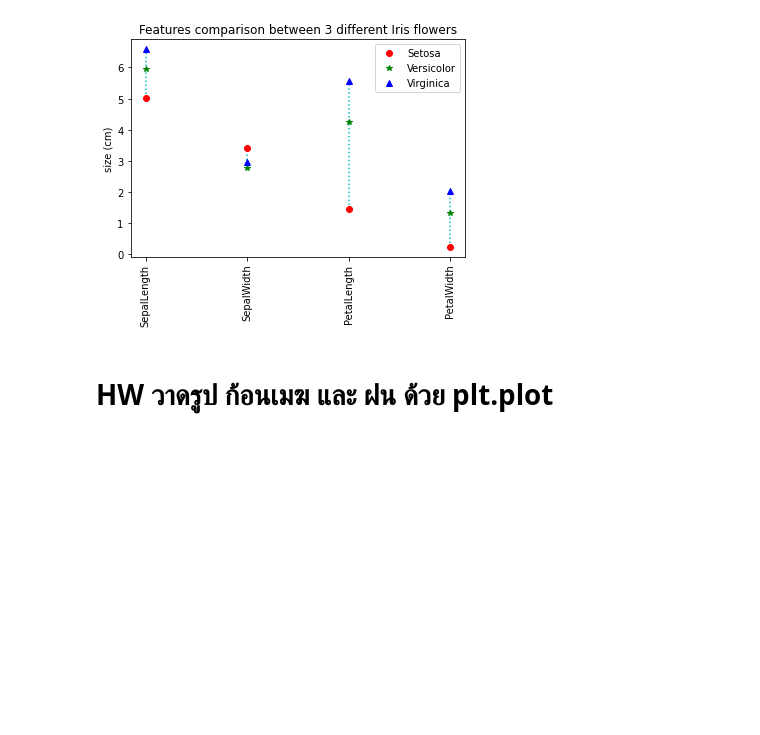
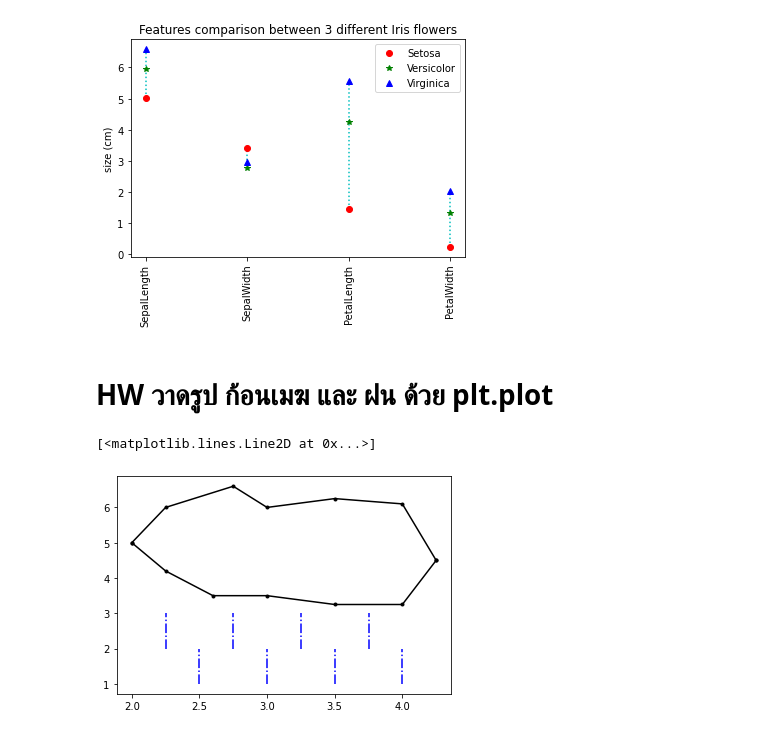
Before and after one commit to kanyaweeud/data_viz_2022, a Jupyter notebook: DataViz04_Data_Comparison.ipynb, the cells around one changed output. Cells and saved outputs as stored; diff of their text form; code cells hidden in the pictures; blank space fills up the shorter version.

Commit message:
HW วาดรูป ก้อนเมฆ และ ฝน ด้วย plt.plot

```diff
--- a/DataViz04_Data_Comparison.ipynb
+++ b/DataViz04_Data_Comparison.ipynb
@@ -158,3 +158,19 @@ plt.ylabel('size (cm)');
 [figure]
 # %% [markdown]
 # **HW วาดรูป ก้อนเมฆ และ ฝน ด้วย plt.plot**
+# %%
+#ก้อนเมฆ
+plt.plot([2,2.25,2.6,3,3.5,4,4.25],[5,4.2,3.5,3.5,3.25,3.25,4.5],'k.-')
+plt.plot([2,2.25,2.75,3,3.5,4,4.25],[5,6,6.6,6,6.25,6.1,4.5],'k.-')
+#ฝน
+plt.plot([2.25,2.25],[2,3],'b-.')
+plt.plot([2.5,2.5],[1,2],'b-.')
+plt.plot([2.75,2.75],[2,3],'b-.')
+plt.plot([3,3],[1,2],'b-.')
+plt.plot([3.25,3.25],[2,3],'b-.')
+plt.plot([3.5,3.5],[1,2],'b-.')
+plt.plot([3.75,3.75],[2,3],'b-.')
+plt.plot([4,4],[1,2],'b-.')
+# %% [output]
+[<matplotlib.lines.Line2D at 0x...>]
+[figure, added]
```
